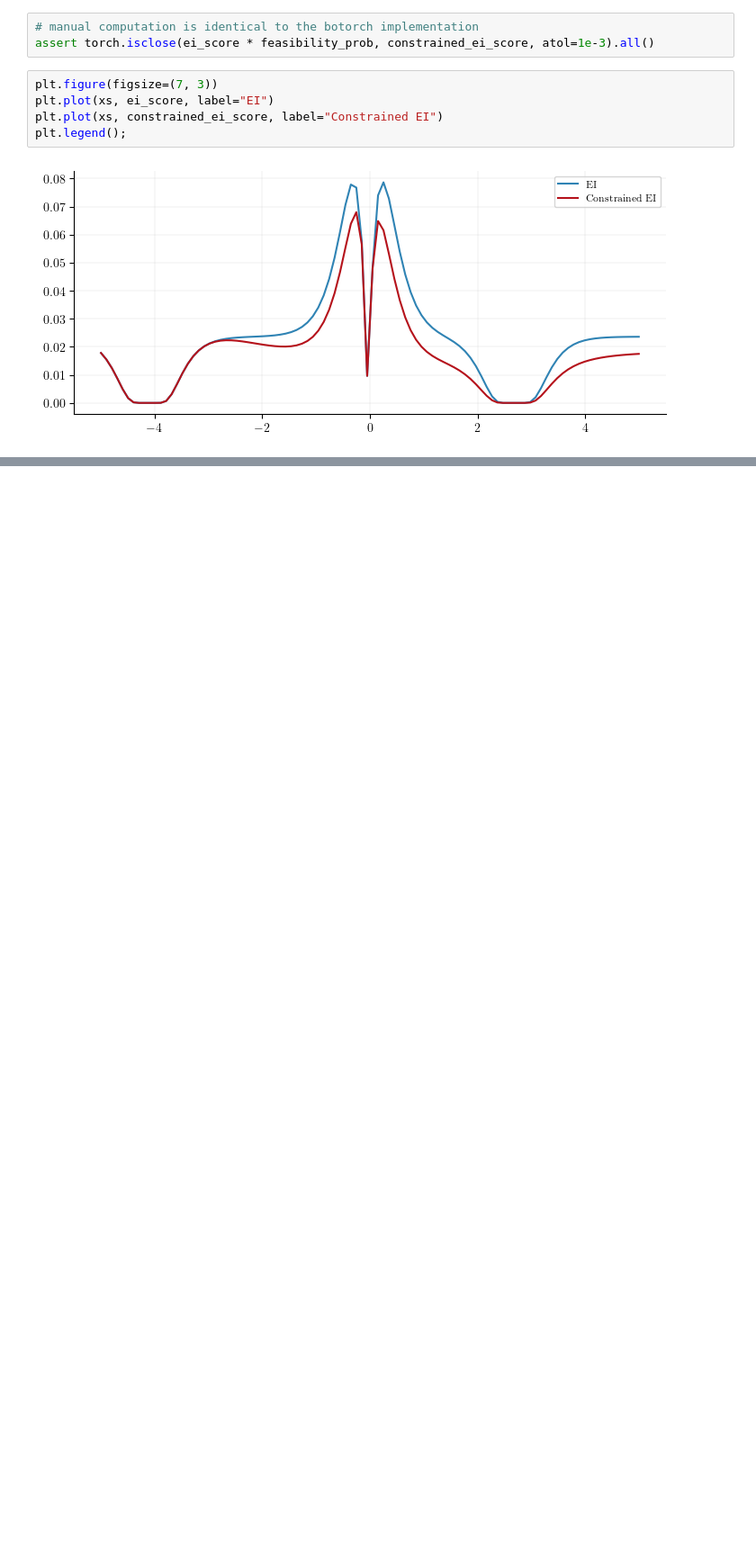
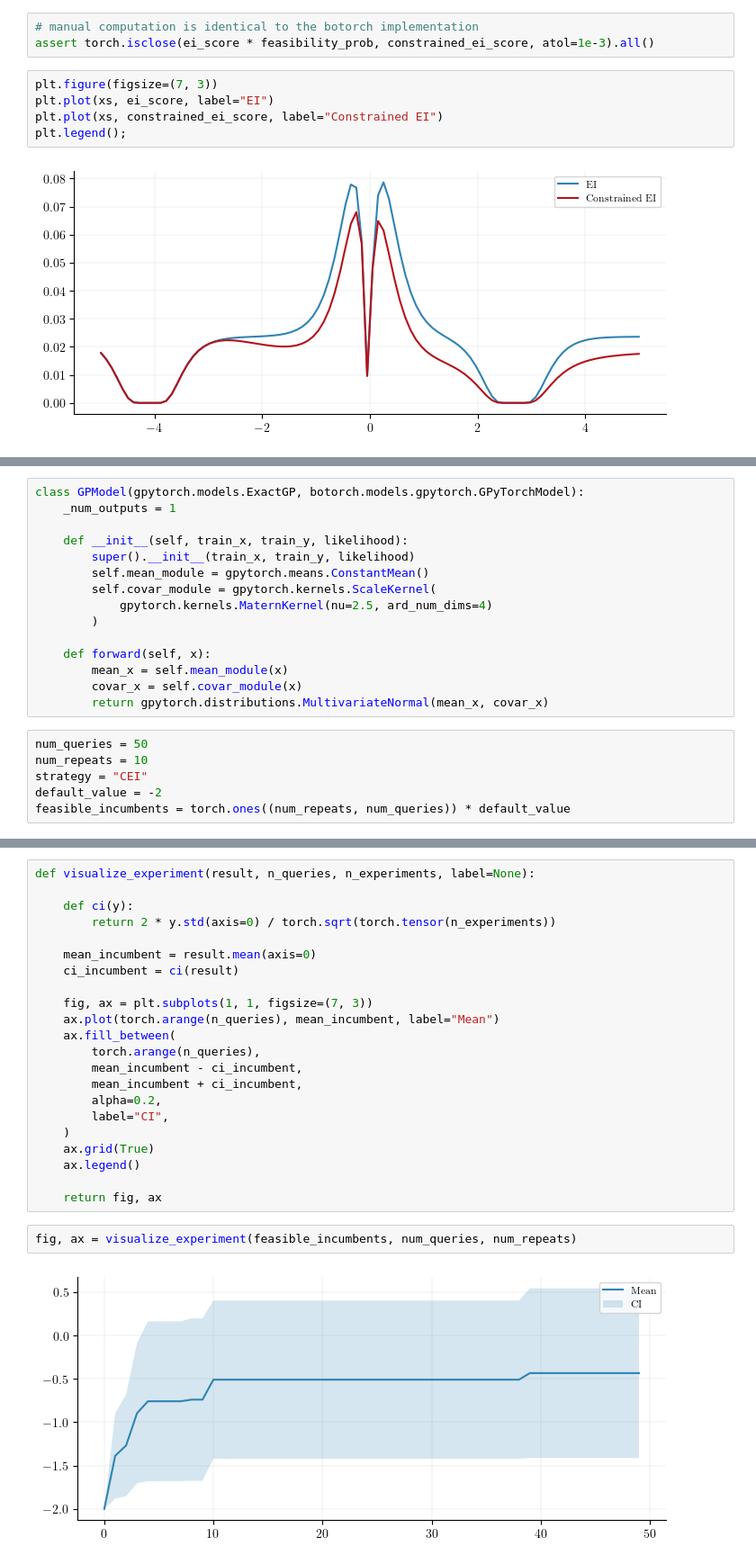
Before and after one commit to GStechschulte/books-with-code, a Jupyter notebook: bayes_opt/ch_8_exercises.ipynb, the cells around one changed output, grey strips where cells are left out. Shown at 90% size. Drawn from its saved outputs; the diff is of its cells as text; blank space fills up the shorter version.

```diff
--- a/bayes_opt/ch_8_exercises.ipynb
+++ b/bayes_opt/ch_8_exercises.ipynb
@@ -166,0 +173,21 @@ torch.float32
+# %%
+class GPModel(gpytorch.models.ExactGP, botorch.models.gpytorch.GPyTorchModel):
+    _num_outputs = 1
+
+    def __init__(self, train_x, train_y, likelihood):
+        super().__init__(train_x, train_y, likelihood)
+        self.mean_module = gpytorch.means.ConstantMean()
+        self.covar_module = gpytorch.kernels.ScaleKernel(
+            gpytorch.kernels.MaternKernel(nu=2.5, ard_num_dims=4)
+        )
+
+    def forward(self, x):
+        mean_x = self.mean_module(x)
+        covar_x = self.covar_module(x)
+        return gpytorch.distributions.MultivariateNormal(mean_x, covar_x)
+# %%
+num_queries = 50
+num_repeats = 10
+strategy = "CEI"
+default_value = -2
+feasible_incumbents = torch.ones((num_repeats, num_queries)) * default_value
@@ -166,0 +281,26 @@ torch.float32
+# %%
+def visualize_experiment(result, n_queries, n_experiments, label=None):
+
+    def ci(y):
+        return 2 * y.std(axis=0) / torch.sqrt(torch.tensor(n_experiments))
+
+    mean_incumbent = result.mean(axis=0)
+    ci_incumbent = ci(result)
+
+    fig, ax = plt.subplots(1, 1, figsize=(7, 3))
+    ax.plot(torch.arange(n_queries), mean_incumbent, label="Mean")
+    ax.fill_between(
+        torch.arange(n_queries),
+        mean_incumbent - ci_incumbent,
+        mean_incumbent + ci_incumbent,
+        alpha=0.2,
+        label="CI",
+    )
+    ax.grid(True)
+    ax.legend()
+
+    return fig, ax
+# %%
+fig, ax = visualize_experiment(feasible_incumbents, num_queries, num_repeats)
+# %% [output]
+[figure, added]
```
Also changed, not shown: parts of 8 cells of this notebook, 2 other files.
